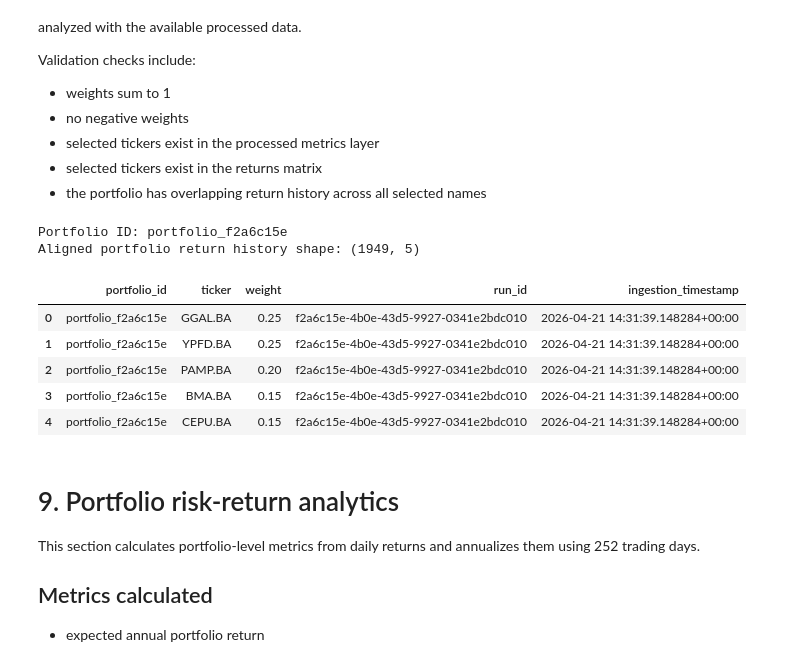
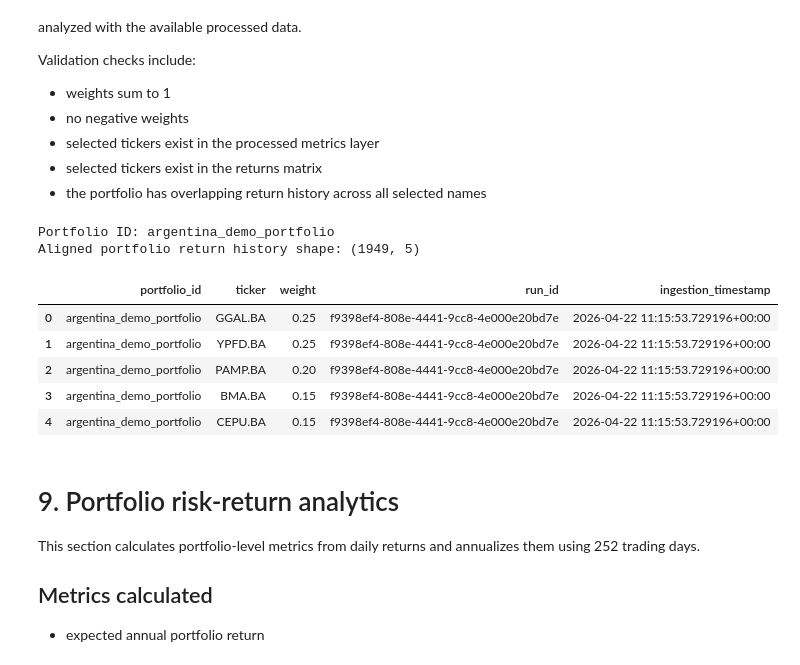
Before and after one commit to joseBouza17/bigdata-merval-analysis, a Jupyter notebook: 02_transform_serve_montecarlo.ipynb, the cells around one changed output. Drawn from its saved outputs; the diff is of its cells as text; code cells hidden in the pictures.

Commit message:
debugging: 02_transform_serve_montecarlo.ipynb, README.md, dbt_project.yml, merval_analysis.ipynb, models/intermediate/int_portfolio_weights.sql new file: macros/generate_schema_name.sql

```diff
--- a/02_transform_serve_montecarlo.ipynb
+++ b/02_transform_serve_montecarlo.ipynb
@@ -43,6 +43,7 @@ PROCESSED_DATASET = "processed_market"
 ANALYTICS_DATASET = "analytics_market"
 
 RUN_ID = str(uuid.uuid4())
+PORTFOLIO_ID = "argentina_demo_portfolio"
 INGESTION_TIMESTAMP = datetime.now(timezone.utc)
 
 USER_PORTFOLIO = {
@@ -341,44 +370,43 @@ Validation checks include:
 - the portfolio has overlapping return history across all selected names
 # %%
 weights = validate_portfolio_weights(USER_PORTFOLIO)
-PORTFOLIO_ID = f"portfolio_{RUN_ID[:8]}"
 
 available_stock_tickers = set(stock_metrics["ticker"].astype(str)) if "ticker" in stock_metrics.columns else set()
 missing_in_stock_metrics = sorted(set(weights.index) - available_stock_tickers)
 if missing_in_stock_metrics:
     raise ValueError(
         "The following portfolio tickers are missing from processed_market.stock_metrics: "
         + ", ".join(missing_in_stock_metrics)
     )
 
 portfolio_returns = returns_wide[weights.index.tolist()].copy()
 portfolio_returns = portfolio_returns.dropna(how="any")
 
 if portfolio_returns.empty:
     raise ValueError(
         "There is no overlapping return history for the selected portfolio tickers after aligning dates."
     )
 
 portfolio_inputs = pd.DataFrame({
     "portfolio_id": PORTFOLIO_ID,
     "ticker": weights.index.astype(str),
     "weight": weights.values,
     "run_id": RUN_ID,
     "ingestion_timestamp": INGESTION_TIMESTAMP,
 })
 
 print(f"Portfolio ID: {PORTFOLIO_ID}")
 print(f"Aligned portfolio return history shape: {portfolio_returns.shape}")
 portfolio_inputs
 # %% [output]
-Portfolio ID: portfolio_f2a6c15e
+Portfolio ID: argentina_demo_portfolio
 Aligned portfolio return history shape: (1949, 5)
 |  | portfolio_id | ticker | weight | run_id | ingestion_timestamp |
-| 0 | portfolio_f2a6c15e | GGAL.BA | 0.25 | f2a6c15e-4b0e-43d5-9927-0341e2bdc010 | 2026-04-21 14:31:39.148284+00:00 |
-| 1 | portfolio_f2a6c15e | YPFD.BA | 0.25 | f2a6c15e-4b0e-43d5-9927-0341e2bdc010 | 2026-04-21 14:31:39.148284+00:00 |
-| 2 | portfolio_f2a6c15e | PAMP.BA | 0.20 | f2a6c15e-4b0e-43d5-9927-0341e2bdc010 | 2026-04-21 14:31:39.148284+00:00 |
-| 3 | portfolio_f2a6c15e | BMA.BA | 0.15 | f2a6c15e-4b0e-43d5-9927-0341e2bdc010 | 2026-04-21 14:31:39.148284+00:00 |
-| 4 | portfolio_f2a6c15e | CEPU.BA | 0.15 | f2a6c15e-4b0e-43d5-9927-0341e2bdc010 | 2026-04-21 14:31:39.148284+00:00 |
+| 0 | argentina_demo_portfolio | GGAL.BA | 0.25 | f9398ef4-808e-4441-9cc8-4e000e20bd7e | 2026-04-22 11:15:53.729196+00:00 |
+| 1 | argentina_demo_portfolio | YPFD.BA | 0.25 | f9398ef4-808e-4441-9cc8-4e000e20bd7e | 2026-04-22 11:15:53.729196+00:00 |
+| 2 | argentina_demo_portfolio | PAMP.BA | 0.20 | f9398ef4-808e-4441-9cc8-4e000e20bd7e | 2026-04-22 11:15:53.729196+00:00 |
+| 3 | argentina_demo_portfolio | BMA.BA | 0.15 | f9398ef4-808e-4441-9cc8-4e000e20bd7e | 2026-04-22 11:15:53.729196+00:00 |
+| 4 | argentina_demo_portfolio | CEPU.BA | 0.15 | f9398ef4-808e-4441-9cc8-4e000e20bd7e | 2026-04-22 11:15:53.729196+00:00 |
 # %% [markdown]
 # 9. Portfolio risk-return analytics
 
```
Also changed, not shown: parts of 6 cells of this notebook, 5 other files.
